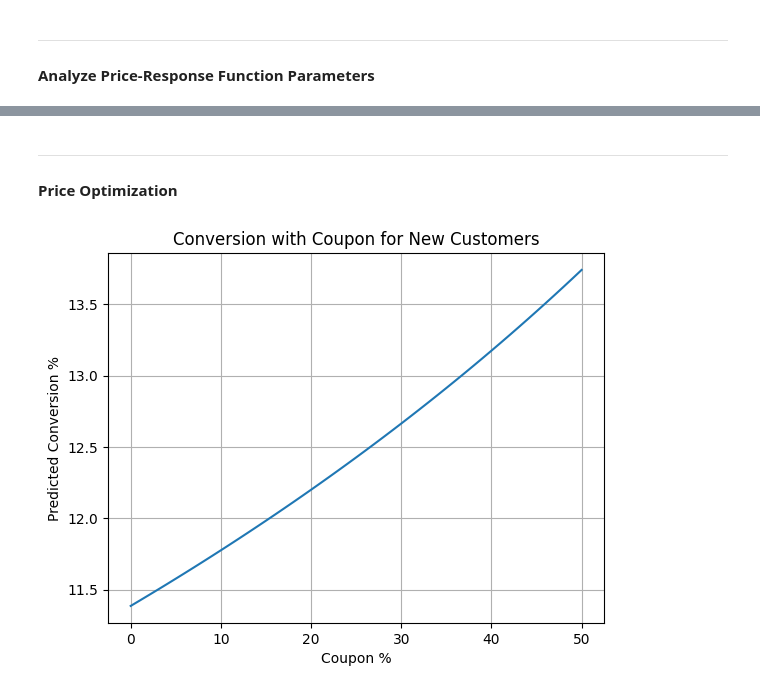
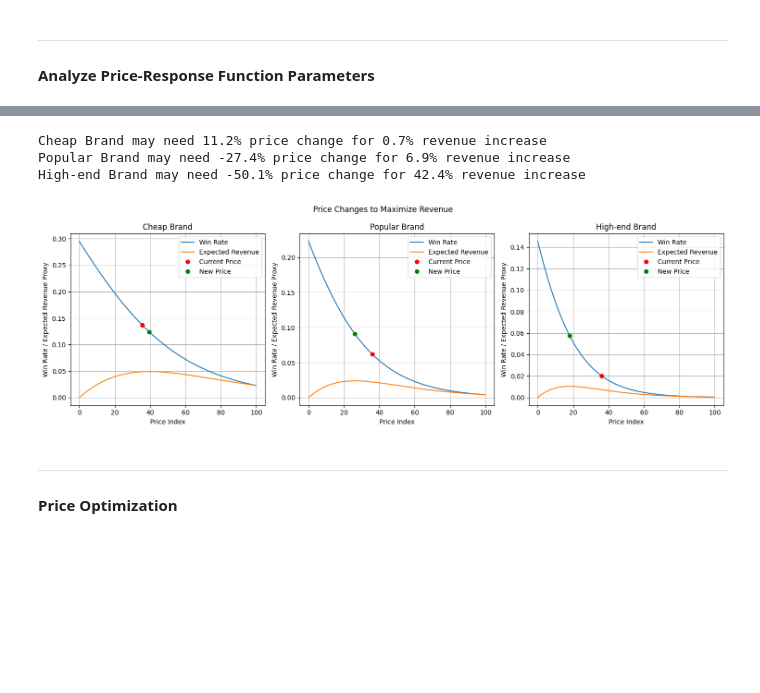
Before and after one commit to Q-shick/ecommerce_price_sensitivity, a Jupyter notebook: conversion-sensitivity-model.ipynb, the cells around one changed output, grey strips where cells are left out. Saved outputs shown, nothing was run; the diff lists cells and outputs as text; code cells hidden in the pictures; blank space fills up the shorter version.

```diff
--- a/conversion-sensitivity-model.ipynb
+++ b/conversion-sensitivity-model.ipynb
@@ -355,15 +358,50 @@ tier_popular 0.17310953
+# %%
+def new_price_expected_revenue(_df, ax, title):
+    params = _df[["max_win_rate_param", "bias_param", "sensitivity_param"]].values
+    # Calculate win rate and expected revenue
+    price_win_rate = [price_response_function(params, x) for x in np.linspace(0, 1, 1000)]
+    expected_revenue = price_win_rate * np.linspace(0, 1, 1000)
+    # Find current and new price indices
+    current_price_index = int(_df["price_index"] * 1000)
+    new_price_index = np.argmax(expected_revenue)
+    price_change = new_price_index / current_price_index - 1
+    expected_revenue_change = expected_revenue[new_price_index] / expected_revenue[current_price_index] - 1
+    print(f"{title} may need {price_change:.1%} price change for {expected_revenue_change:.1%} revenue increase")
+    ax.plot(price_win_rate, label="Win Rate")
+    ax.plot(expected_revenue, label="Expected Revenue")
+    ax.plot(current_price_index, price_win_rate[current_price_index], "ro", label="Current Price")
+    ax.plot(new_price_index, price_win_rate[new_price_index], "go", label="New Price")
+    ax.set_title(title)
+    ax.set_xticks(np.arange(0, 1001, 200), np.arange(0, 101, 20))
+    ax.set_xlabel("Price Index")
+    ax.set_ylabel("Win Rate / Expected Revenue Proxy")
+    ax.legend()
+    ax.grid()
+
+
+fig, ax = plt.subplots(1,3,figsize=(15,5))
+plt.suptitle("Price Changes to Maximize Revenue")
+new_price_expected_revenue(brand_price_response.loc["tier_cheap"], ax[0], "Cheap Brand")
+new_price_expected_revenue(brand_price_response.loc["tier_popular"], ax[1], "Popular Brand")
+new_price_expected_revenue(brand_price_response.loc["tier_highend"], ax[2], "High-end Brand")
+plt.tight_layout()
+# %% [output]
+Cheap Brand may need 11.2% price change for 0.7% revenue increase
+Popular Brand may need -27.4% price change for 6.9% revenue increase
+High-end Brand may need -50.1% price change for 42.4% revenue increase
+[figure, added]
 # %% [markdown]
 ___
 #### Price Optimization
 # %%
 def simulate_price_change(_df, change_rate):
     """Predict win rates with discounted prices"""
-    _df["price"] = _df["price_original"] * (1 + change_rate)
-    _df["price"] = _df.apply(
-        lambda x: price_scalers.get(x["goods"]).transform(np.array(x["price"]).reshape(1,-1)).ravel()[0],
+    _df["new_price"] = _df["price"] * (1 + change_rate)
+    _df["new_price"] = _df.apply(
+        lambda x: price_scalers.get(x["goods"]).transform(np.array(x["new_price"]).reshape(1,-1)).ravel()[0],
         axis=1,
     )
-    price_tensor = torch.tensor(_df["price"].values.reshape(-1,1), dtype=torch.float32)
+    price_tensor = torch.tensor(_df["new_price"].values.reshape(-1,1), dtype=torch.float32)
 
     features = features_test[features_test.index.isin(_df.index)]
     features_tensor = torch.tensor(features.values, dtype=torch.float32)
@@ -374,20 +412,18 @@ def simulate_price_change(_df, change_rate):
     return win_rate_test.detach().numpy()
 
 
-new_customers = price_product_info[
-    (training_data["membership_flag"]==0)
-    & (price_product_info.index.isin(X_test.index))
-]
-new_customers["price_original"] = new_customers["price"]
+# new_customers = price_product_info[
+#     (training_data["membership_flag"]==0)
+#     & (price_product_info.index.isin(X_test.index))
+# ]
+# new_customers["price_original"] = new_customers["price"]
 
-avg_win_rates = []
-for x in np.arange(0, -0.51, -0.01):
-    avg_win_rates.append(simulate_price_change(new_customers, x).mean())
+# avg_win_rates = []
+# for x in np.arange(0, -0.51, -0.01):
+#     avg_win_rates.append(simulate_price_change(new_customers, x).mean())
 
-plt.plot([x * 100 for x in avg_win_rates])
-plt.title("Conversion with Coupon for New Customers")
-plt.xlabel("Coupon %")
-plt.ylabel("Predicted Conversion %")
-plt.grid()
+# plt.plot([x * 100 for x in avg_win_rates])
+# plt.title("Conversion with Coupon for New Customers")
+# plt.xlabel("Coupon %")
+# plt.ylabel("Predicted Conversion %")
+# plt.grid()
-# %% [output]
-[figure, removed]
```
Also changed, not shown: parts of 8 cells of this notebook.
